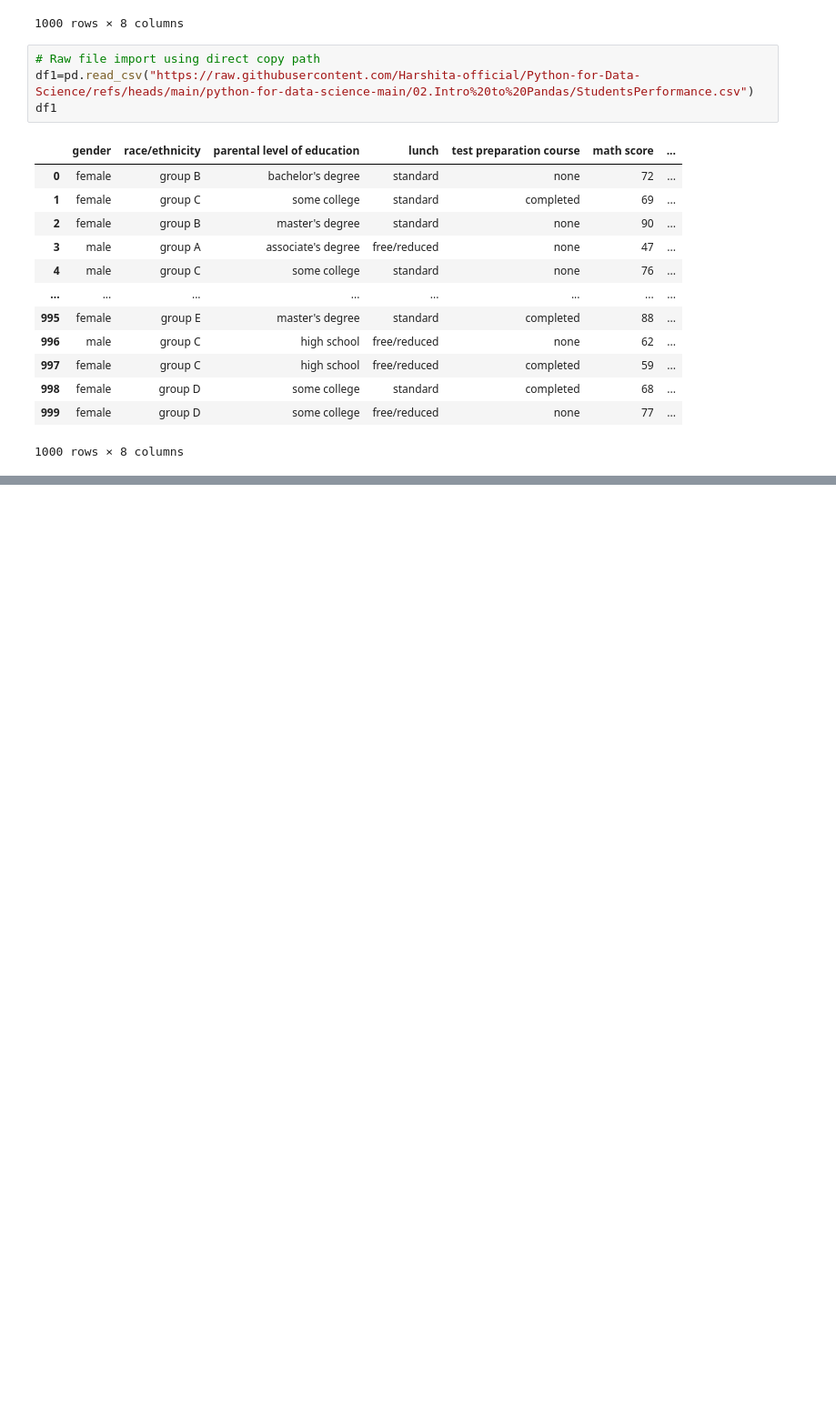
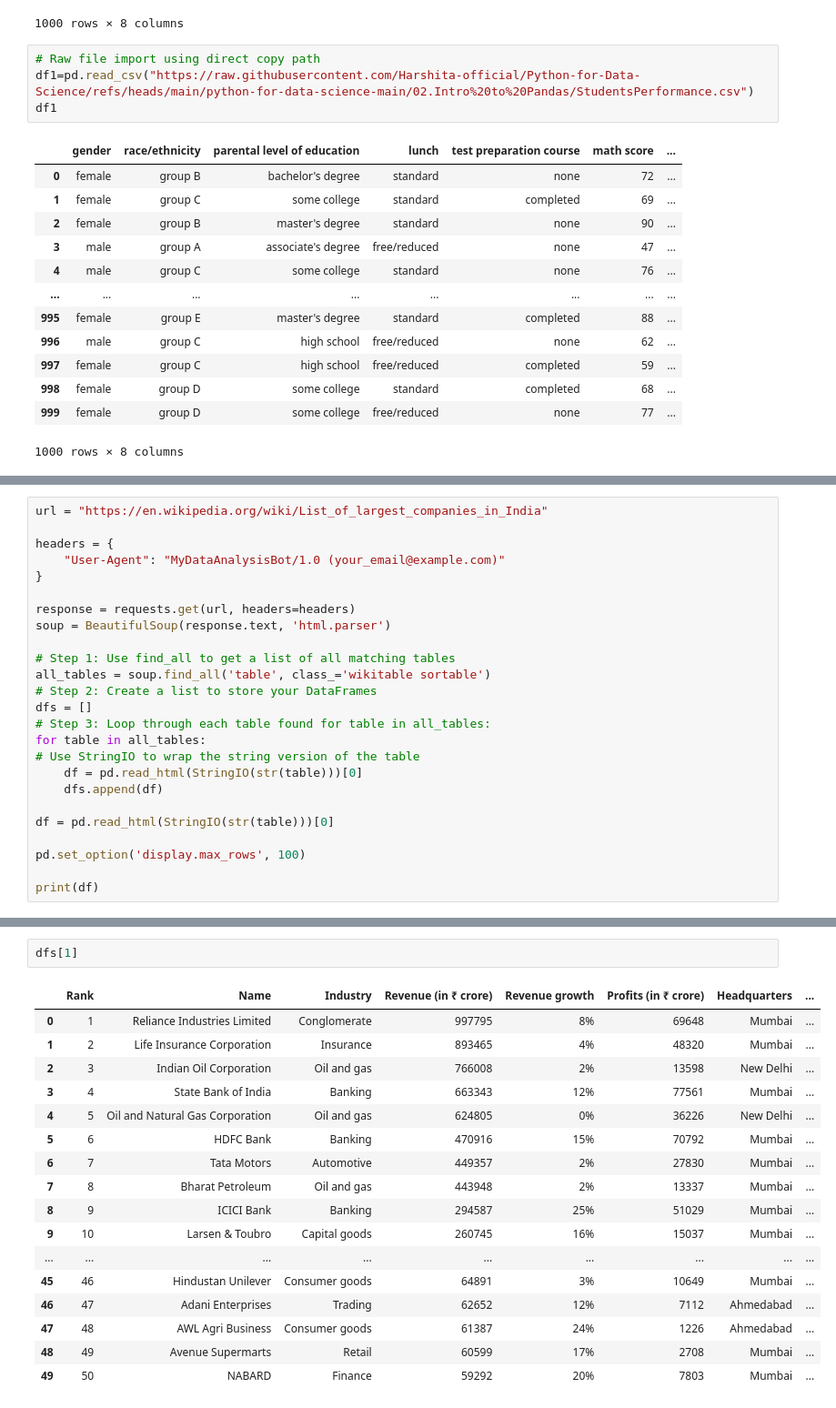
Before and after one commit to Harshita-official/Python-Practice, a Jupyter notebook: Introduction to pandas/1.Creating a dataframe.ipynb, the cells around one changed output, grey strips where cells are left out. Shown at 91% size. Saved outputs shown, nothing was run; the diff lists cells and outputs as text; blank space fills up the shorter version.

```diff
--- a/Introduction to pandas/1.Creating a dataframe.ipynb
+++ b/Introduction to pandas/1.Creating a dataframe.ipynb
@@ -118,0 +236,25 @@ df1
+# %%
+url = "https://en.wikipedia.org/wiki/List_of_largest_companies_in_India"
+
+headers = {
+    "User-Agent": "MyDataAnalysisBot/1.0 (your_email@example.com)"
+}
+
+response = requests.get(url, headers=headers)
+soup = BeautifulSoup(response.text, 'html.parser')
+
+# Step 1: Use find_all to get a list of all matching tables
+all_tables = soup.find_all('table', class_='wikitable sortable')
+# Step 2: Create a list to store your DataFrames
+dfs = []
+# Step 3: Loop through each table found for table in all_tables:
+for table in all_tables:
+# Use StringIO to wrap the string version of the table
+    df = pd.read_html(StringIO(str(table)))[0]
+    dfs.append(df)
+
+df = pd.read_html(StringIO(str(table)))[0]
+
+pd.set_option('display.max_rows', 100)
+
+print(df)
@@ -118,0 +299,20 @@ df1
+# %%
+dfs[1]
+# %% [output]
+|  | Rank | Name | Industry | Revenue (in ₹ crore) | Revenue growth | Profits (in ₹ crore) | Headquarters | ... |
+| 0 | 1 | Reliance Industries Limited | Conglomerate | 997795 | 8% | 69648 | Mumbai | ... |
+| 1 | 2 | Life Insurance Corporation | Insurance | 893465 | 4% | 48320 | Mumbai | ... |
+| 2 | 3 | Indian Oil Corporation | Oil and gas | 766008 | 2% | 13598 | New Delhi | ... |
+| 3 | 4 | State Bank of India | Banking | 663343 | 12% | 77561 | Mumbai | ... |
+| 4 | 5 | Oil and Natural Gas Corporation | Oil and gas | 624805 | 0% | 36226 | New Delhi | ... |
+| 5 | 6 | HDFC Bank | Banking | 470916 | 15% | 70792 | Mumbai | ... |
+| 6 | 7 | Tata Motors | Automotive | 449357 | 2% | 27830 | Mumbai | ... |
+| 7 | 8 | Bharat Petroleum | Oil and gas | 443948 | 2% | 13337 | Mumbai | ... |
+| 8 | 9 | ICICI Bank | Banking | 294587 | 25% | 51029 | Mumbai | ... |
+| 9 | 10 | Larsen & Toubro | Capital goods | 260745 | 16% | 15037 | Mumbai | ... |
+| ... | ... | ... | ... | ... | ... | ... | ... | ... |
+| 45 | 46 | Hindustan Unilever | Consumer goods | 64891 | 3% | 10649 | Mumbai | ... |
+| 46 | 47 | Adani Enterprises | Trading | 62652 | 12% | 7112 | Ahmedabad | ... |
+| 47 | 48 | AWL Agri Business | Consumer goods | 61387 | 24% | 1226 | Ahmedabad | ... |
+| 48 | 49 | Avenue Supermarts | Retail | 60599 | 17% | 2708 | Mumbai | ... |
+| 49 | 50 | NABARD | Finance | 59292 | 20% | 7803 | Mumbai | ... |
```
Also changed, not shown: parts of 11 cells of this notebook, 1 other file.
